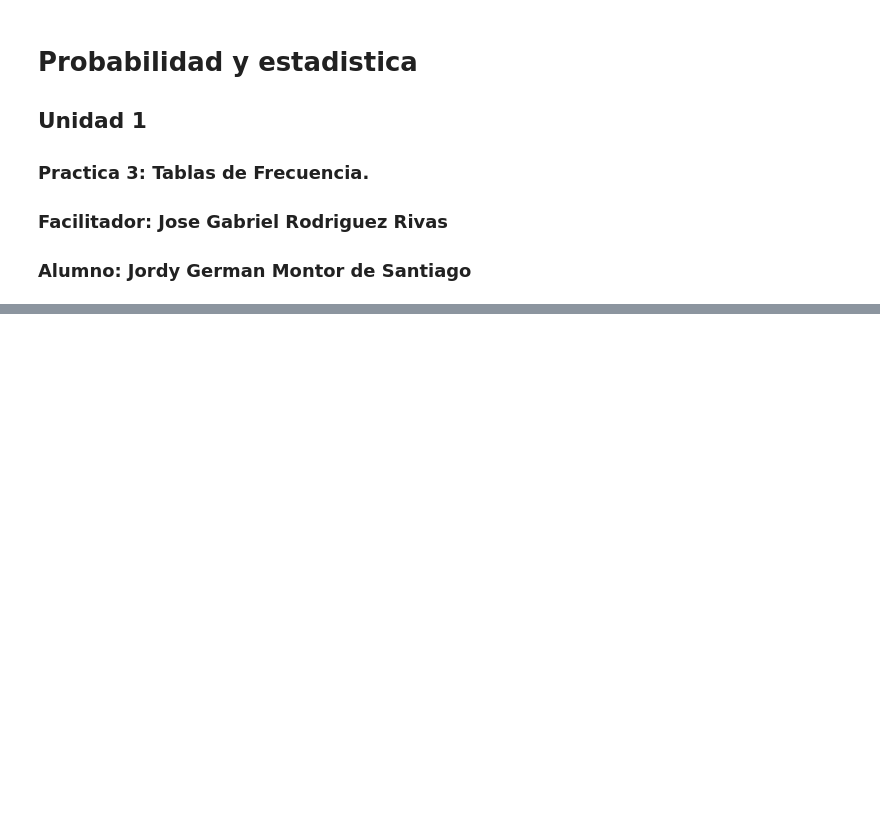
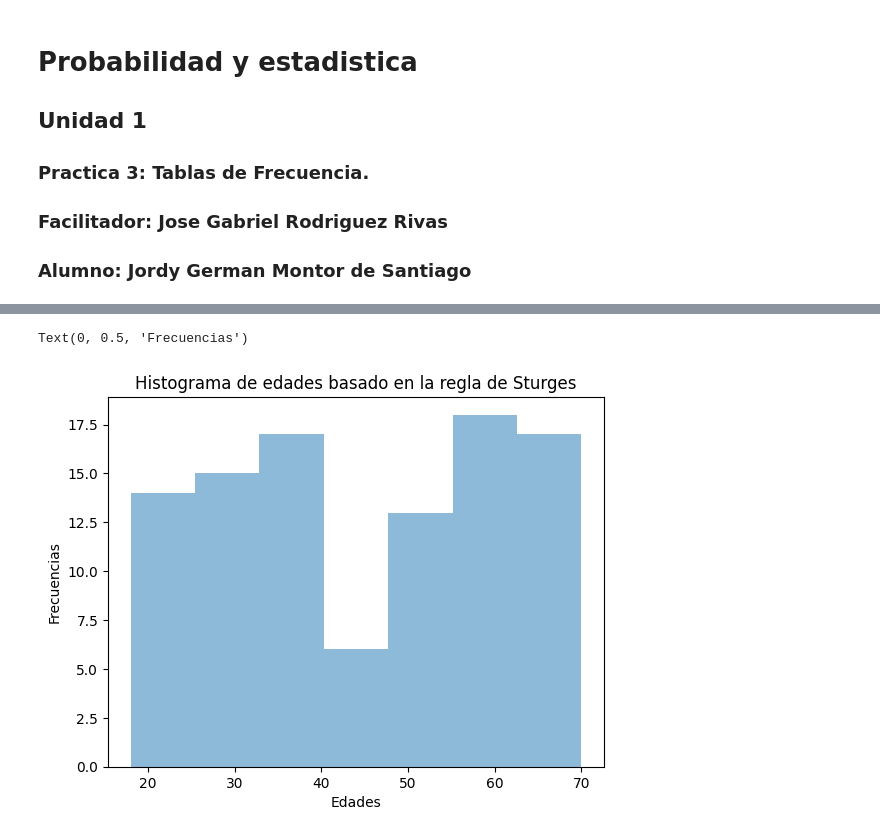
Before and after one commit to Jordy-HK/Probabilidad, a Jupyter notebook: Unidad1/Practica3.ipynb, the cells around one changed output, grey strips where cells are left out. Saved outputs shown, nothing was run; the diff lists cells and outputs as text; code cells hidden in the pictures; blank space fills up the shorter version.

```diff
--- a/Unidad1/Practica3.ipynb
+++ b/Unidad1/Practica3.ipynb
@@ -56,0 +57,20 @@ Tabla de distribucion de frecuencias:
+# %%
+import math
+print(edades)
+df = pd.DataFrame({'Edad': edades})
+df
+n = len(edades)
+k = int(1 + math.log2(n))
+print("Valor de n= ", n, "\nNumero de intervalos=", k)
+tabla_frecuencias = pd.cut(df['Edad'], bins=k, include_lowest=True).value_counts().reset_index()
+tabla_frecuencias.columns = ['Clase', 'Frec']
+tabla_frecuencias
+tabla_frecuencias = tabla_frecuencias.sort_values(by='Clase')
+tabla_frecuencias
+
+tabla_frecuencias['Frec. Rel'] = tabla_frecuencias['Frec']/n
+tabla_frecuencias['Frec. Porc'] = tabla_frecuencias['Frec']/n*100
+tabla_frecuencias['Frec. Ac'] = tabla_frecuencias['Frec'].cumsum()
+tabla_frecuencias['Frec. Rel Ac'] = tabla_frecuencias['Frec'].cumsum()
+tabla_frecuencias['Frec. Porc Ac'] = tabla_frecuencias['Frec'].cumsum()
+print(tabla_frecuencias)
@@ -56,0 +105,8 @@ Tabla de distribucion de frecuencias:
+# %%
+plt.hist(df['Edad'], bins=k, alpha = 0.5)
+plt.title('Histograma de edades basado en la regla de Sturges')
+plt.xlabel('Edades')
+plt.ylabel('Frecuencias')
+# %% [output]
+Text(0, 0.5, 'Frecuencias')
+[figure, added]
```
Also changed, not shown: parts of 3 cells of this notebook.
